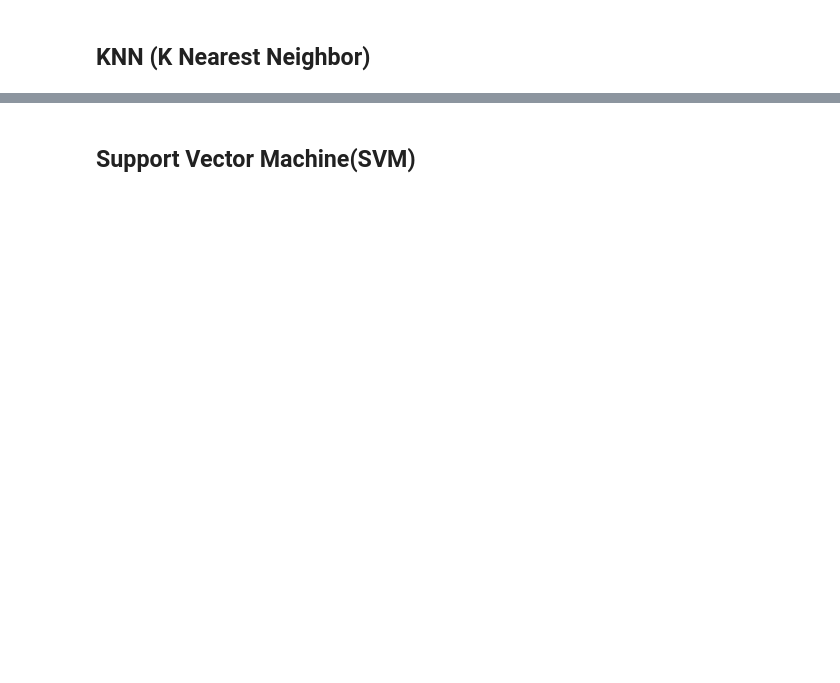
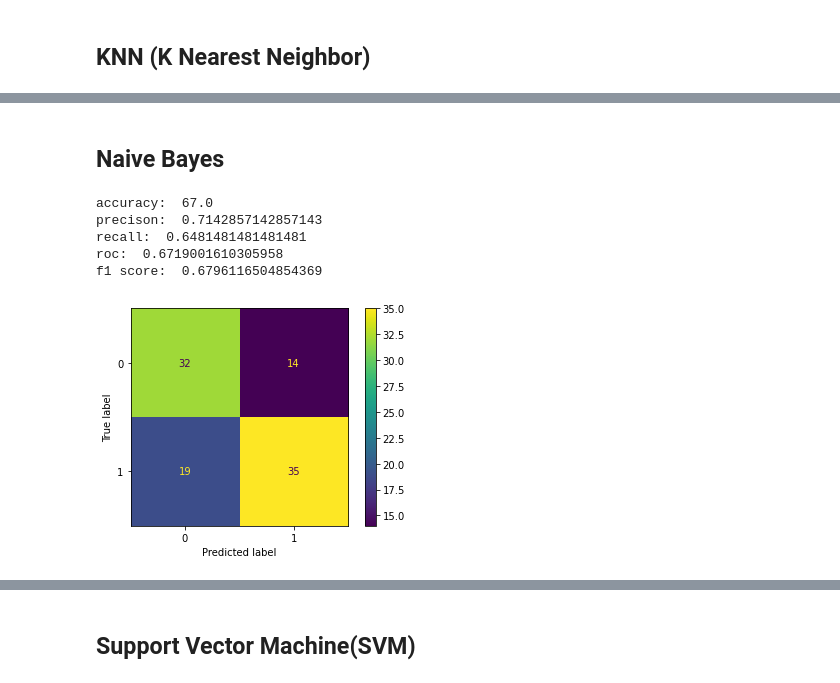
Before and after one commit to Hari-Chandana-Karnam/Facial-Recognition-on-Lions, a Jupyter notebook: HoG_Classification.ipynb, the cells around one changed output, grey strips where cells are left out. Drawn from its saved outputs; the diff is of its cells as text; code cells hidden in the pictures; blank space fills up the shorter version.

```diff
--- a/HoG_Classification.ipynb
+++ b/HoG_Classification.ipynb
@@ -138,0 +130,20 @@ plt.show()
+# %% [markdown]
+## Naive Bayes
+# %%
+nb = make_pipeline(StandardScaler(), GaussianNB())
+nb.fit(X_train,Y_train)
+Y_pred_NB = nb.predict(X_test)
+print("accuracy: ",metrics.accuracy_score(Y_test, Y_pred_NB)*100)
+print("precison: ",metrics.precision_score(Y_test,Y_pred_NB))
+print("recall: ",metrics.recall_score(Y_test,Y_pred_NB))
+print("roc: ",metrics.roc_auc_score(Y_test,Y_pred_NB))
+print("f1 score: ",metrics.f1_score(Y_test, Y_pred_NB))
+plot_confusion_matrix(nb, X_test, Y_test)
+plt.show()
+# %% [output]
+accuracy:  67.0
+precison:  0.7142857142857143
+recall:  0.6481481481481481
+roc:  0.6719001610305958
+f1 score:  0.6796116504854369
+[figure, added]
```
Also changed, not shown: parts of 13 cells of this notebook.
